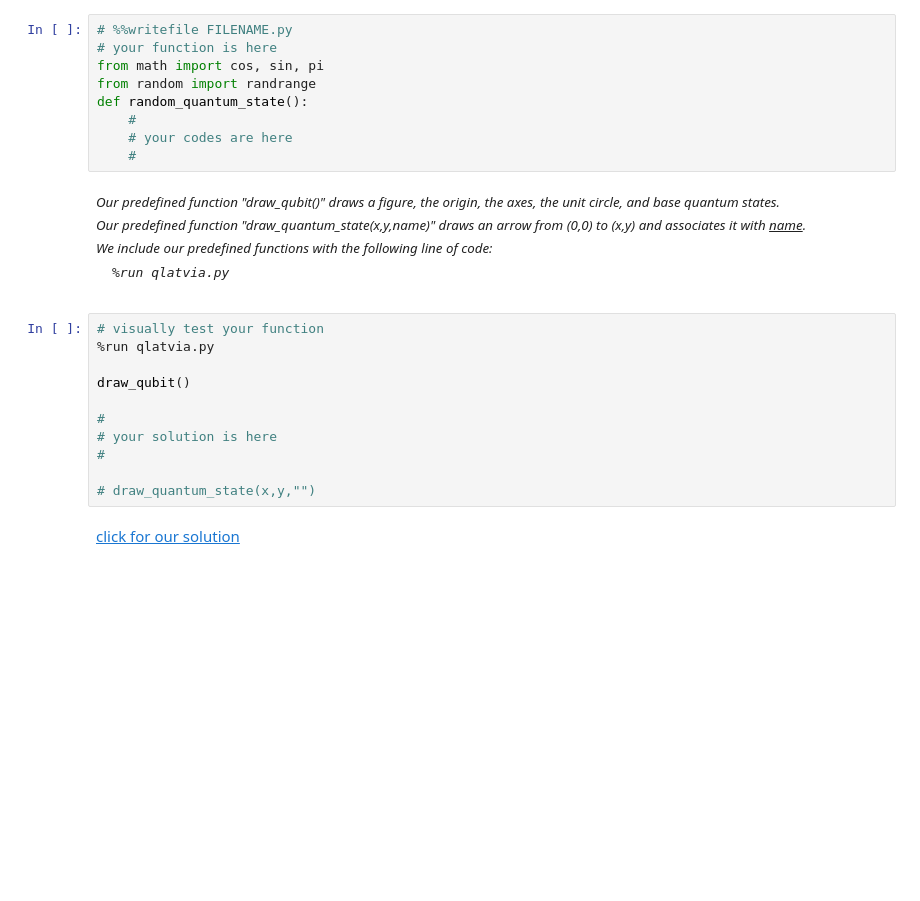
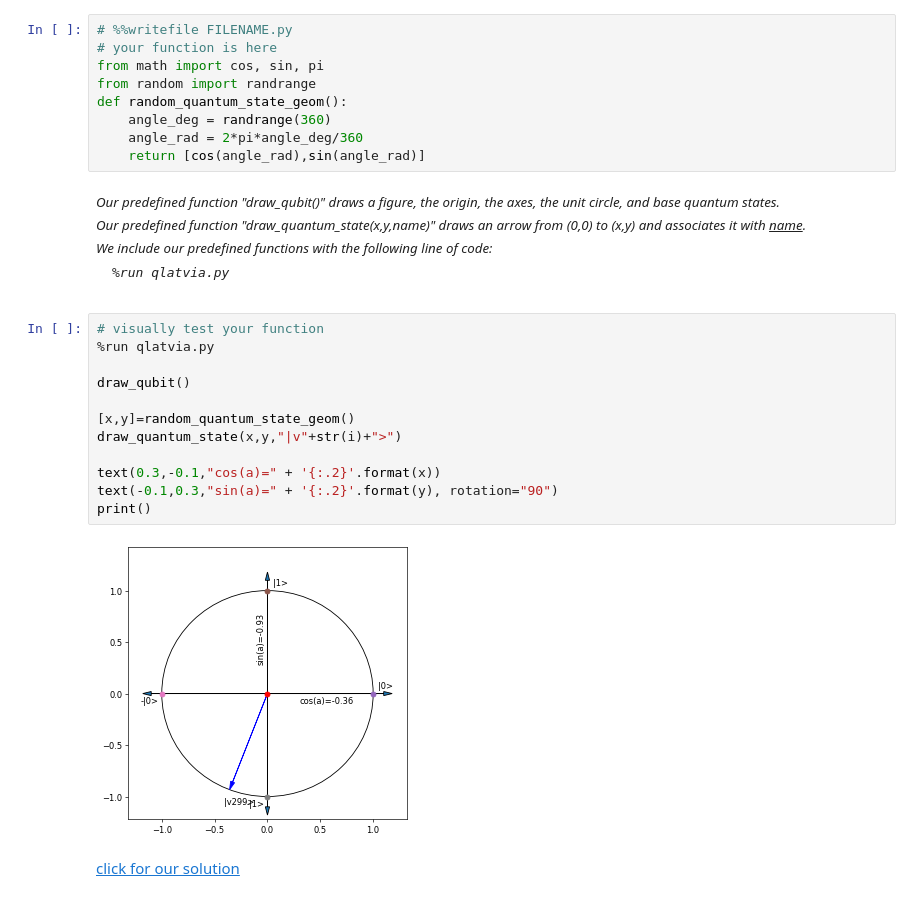
Before and after one commit to DoNatPanic/basics-of-quantum-computing-master, a Jupyter notebook: bronze/B30_Visualization_of_a_Qubit.ipynb, the cells around one changed output. Cells and saved outputs as stored; diff of their text form; blank space fills up the shorter version.

```diff
--- a/bronze/B30_Visualization_of_a_Qubit.ipynb
+++ b/bronze/B30_Visualization_of_a_Qubit.ipynb
@@ -341,10 +388,10 @@ Randomly create 100 quantum states and draw all of them.
 # your function is here
 from math import cos, sin, pi
 from random import randrange
-def random_quantum_state():
-    #
-    # your codes are here
-    #
+def random_quantum_state_geom():
+    angle_deg = randrange(360)
+    angle_rad = 2*pi*angle_deg/360
+    return [cos(angle_rad),sin(angle_rad)]
 # %% [markdown]
 <i style="font-size:10pt;">
 Our predefined function "draw_qubit()" draws a figure, the origin, the axes, the unit circle, and base quantum states.
@@ -355,16 +402,19 @@ We include our predefined functions with the following line of code:
 
     %run qlatvia.py
 </i>
-# %%
-# visually test your function
-%run qlatvia.py
-
-draw_qubit()
-
-#
-# your solution is here
-#
-
-# draw_quantum_state(x,y,"")
+# %%
+# visually test your function
+%run qlatvia.py
+
+draw_qubit()
+
+[x,y]=random_quantum_state_geom()
+draw_quantum_state(x,y,"|v"+str(i)+">")
+
+text(0.3,-0.1,"cos(a)=" + '{:.2}'.format(x))
+text(-0.1,0.3,"sin(a)=" + '{:.2}'.format(y), rotation="90")
+print()
+# %% [output]
+[figure, added]
 # %% [markdown]
 <a href="B30_Visualization_of_a_Qubit_Solutions.ipynb#task3">click for our solution</a>
```
Also changed, not shown: parts of 7 cells of this notebook.
